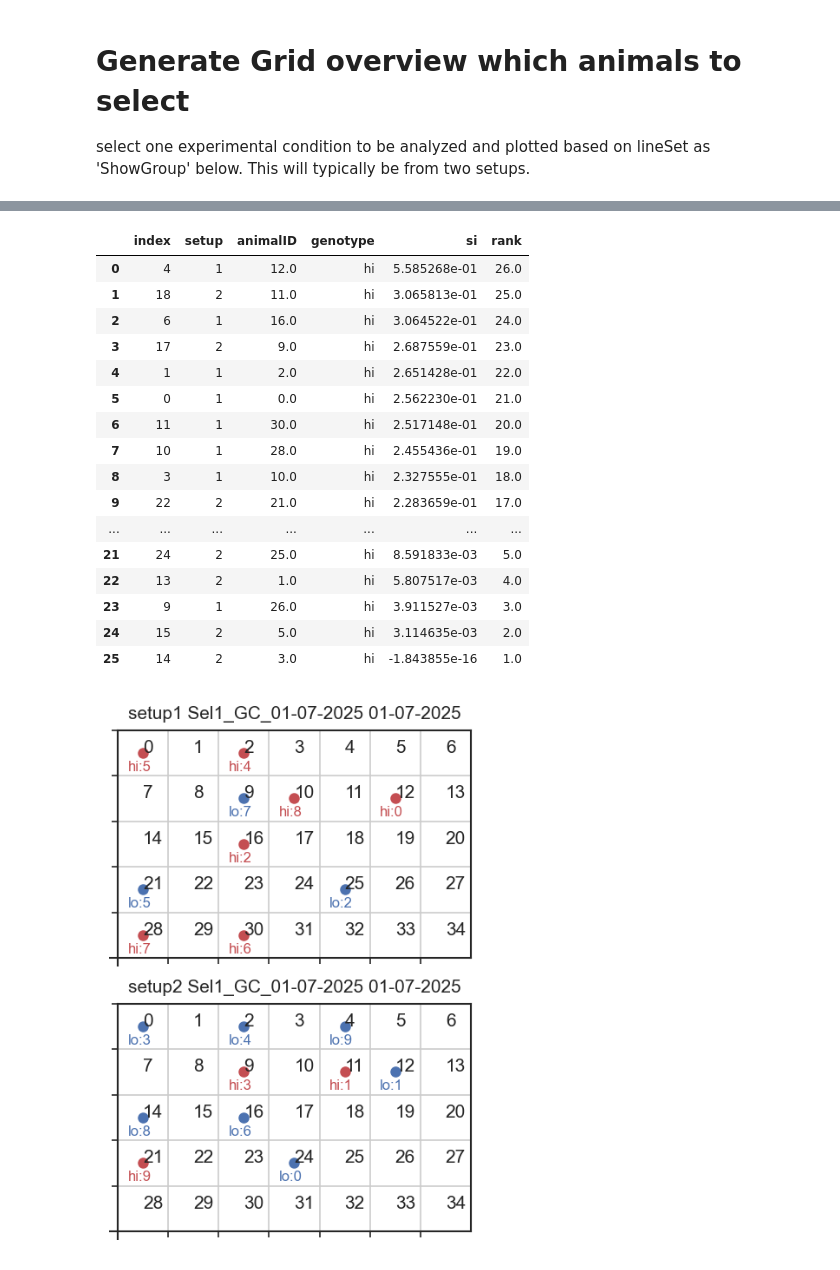
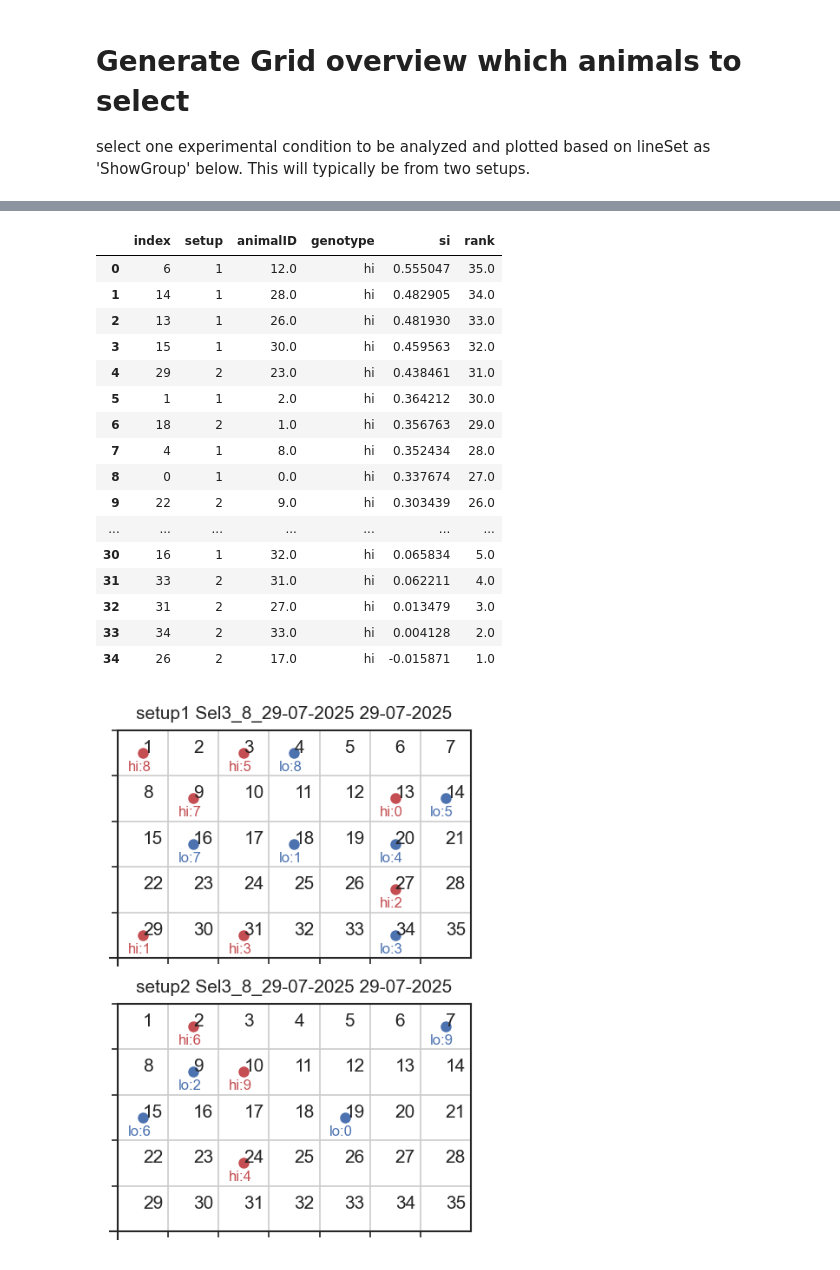
Before and after one commit to cryez/jlsocialbehavior, a Jupyter notebook: exampleAnalysis/ShoalingSelectionAnalysis_2025_slim_clean.ipynb, the cells around one changed output, grey strips where cells are left out. Saved outputs shown, nothing was run; the diff lists cells and outputs as text; code cells hidden in the pictures.

```diff
--- a/exampleAnalysis/ShoalingSelectionAnalysis_2025_slim_clean.ipynb
+++ b/exampleAnalysis/ShoalingSelectionAnalysis_2025_slim_clean.ipynb
@@ -9,7 +9,7 @@ import os
 #define folders
 
 # base = 'Y://Johannes//b//2019//' This is the original base folder where the meta data was stored
-metaFolder = '//nasdcsr.unil.ch/RECHERCHE/FAC/FBM/CIG/jlarsch/default/D2c/Carlos/shoaling_assay_data/'  # Updated base folder. Metadata should live here.
+metaFolder = '//nasdcsr.unil.ch/RECHERCHE/FAC/FBM/CIG/jlarsch/default/D2c/Carlos/shoaling_data/'  # Updated base folder. Metadata should live here.
 codeDir = 'C:/Users/crodri19/OneDrive - Université de Lausanne/LarschPostDoc/analyses/selection_shoaling/jlsocialbehavior/' #adapt this to your code folder
 metaFile='MetaData_CR.xlsx'
 ProcessingDir = '//nasdcsr.unil.ch/RECHERCHE/FAC/FBM/CIG/jlarsch/default/D2c/03 Common Use//temp//ShoalSelec_temp_processing//'
@@ -473,5 +496,5 @@ dfEpiAn.lineSet.unique()
 # %%
-ShowGroup='Sel1_GC_01-07-2025' # this is the group we want to select fish from
+ShowGroup='Sel3_8_29-07-2025' # this is the group we want to select fish from
 nSel=10 #how many fish to select, typically 10
 # %%
 ix=(dfEpiAn.episode=='02k20f')&(dfEpiAn.lineSet==ShowGroup)
@@ -537,22 +560,22 @@ dataHi=dataHi.sort_values(by='rank',ascending =False).reset_index()
 dataHi
 # %% [output]
 |  | index | setup | animalID | genotype | si | rank |
-| 0 | 4 | 1 | 12.0 | hi | 5.585268e-01 | 26.0 |
-| 1 | 18 | 2 | 11.0 | hi | 3.065813e-01 | 25.0 |
-| 2 | 6 | 1 | 16.0 | hi | 3.064522e-01 | 24.0 |
-| 3 | 17 | 2 | 9.0 | hi | 2.687559e-01 | 23.0 |
-| 4 | 1 | 1 | 2.0 | hi | 2.651428e-01 | 22.0 |
-| 5 | 0 | 1 | 0.0 | hi | 2.562230e-01 | 21.0 |
-| 6 | 11 | 1 | 30.0 | hi | 2.517148e-01 | 20.0 |
-| 7 | 10 | 1 | 28.0 | hi | 2.455436e-01 | 19.0 |
-| 8 | 3 | 1 | 10.0 | hi | 2.327555e-01 | 18.0 |
-| 9 | 22 | 2 | 21.0 | hi | 2.283659e-01 | 17.0 |
+| 0 | 6 | 1 | 12.0 | hi | 0.555047 | 35.0 |
+| 1 | 14 | 1 | 28.0 | hi | 0.482905 | 34.0 |
+| 2 | 13 | 1 | 26.0 | hi | 0.481930 | 33.0 |
+| 3 | 15 | 1 | 30.0 | hi | 0.459563 | 32.0 |
+| 4 | 29 | 2 | 23.0 | hi | 0.438461 | 31.0 |
+| 5 | 1 | 1 | 2.0 | hi | 0.364212 | 30.0 |
+| 6 | 18 | 2 | 1.0 | hi | 0.356763 | 29.0 |
+| 7 | 4 | 1 | 8.0 | hi | 0.352434 | 28.0 |
+| 8 | 0 | 1 | 0.0 | hi | 0.337674 | 27.0 |
+| 9 | 22 | 2 | 9.0 | hi | 0.303439 | 26.0 |
 | ... | ... | ... | ... | ... | ... | ... |
-| 21 | 24 | 2 | 25.0 | hi | 8.591833e-03 | 5.0 |
-| 22 | 13 | 2 | 1.0 | hi | 5.807517e-03 | 4.0 |
-| 23 | 9 | 1 | 26.0 | hi | 3.911527e-03 | 3.0 |
-| 24 | 15 | 2 | 5.0 | hi | 3.114635e-03 | 2.0 |
-| 25 | 14 | 2 | 3.0 | hi | -1.843855e-16 | 1.0 |
+| 30 | 16 | 1 | 32.0 | hi | 0.065834 | 5.0 |
+| 31 | 33 | 2 | 31.0 | hi | 0.062211 | 4.0 |
+| 32 | 31 | 2 | 27.0 | hi | 0.013479 | 3.0 |
+| 33 | 34 | 2 | 33.0 | hi | 0.004128 | 2.0 |
+| 34 | 26 | 2 | 17.0 | hi | -0.015871 | 1.0 |
 # %%
 fig, axes = plt.subplots(2,1,figsize=(3.5, 5))
 
@@ -564,40 +587,40 @@ minor_ticks = np.arange(0, 7, 1)
 
 for n,ax in enumerate(axes):
     for i in range(35):
-        ax.text(i%7+.5,4-np.floor_divide(i,7)+.5,str(i))
+        ax.text(i%7+.5,4-np.floor_divide(i,7)+.5,str(i+1))
 
 
     ax.set_xticks(major_ticks)
     ax.set_xticks(minor_ticks, minor=True)
     ax.set_yticks(major_ticks)
     ax.set_yticks(minor_ticks, minor=True)
 
     ax.set_xlim([0,7])
     ax.set_ylim([0,5])
     ax.grid(which='both')
     ax.tick_params(labelbottom=False)
     ax.tick_params(labelleft=False)
 
 for n,row in dataHi[:nSel].iterrows():
     a=int(row.setup==2)
     i=row.animalID
     axes[a].plot(i%7+.5,4-np.floor_divide(i,7)+.5,'r.')
     axes[a].text(i%7+.2,4-np.floor_divide(i,7)+.1,'hi:'+str(n),color='r',fontsize=8)
 
 for n,row in dataLo[:nSel].iterrows():
     a=int(row.setup==2)
     i=row.animalID
     axes[a].plot(i%7+.5,4-np.floor_divide(i,7)+.5,'b.')
     axes[a].text(i%7+.2,4-np.floor_divide(i,7)+.1,'lo:'+str(n),color='b',fontsize=8)
 
 
 axes[0].set_title('setup1 '+ShowGroup + ' ' +dfEpiAn[ixhi].date.unique()[0]);
 axes[1].set_title('setup2 '+ShowGroup + ' ' +dfEpiAn[ixhi].date.unique()[0]);
 
 # Save the plot using the path variable
 plt.savefig(os.path.join(outputDir, "selectfish_grid.pdf"), bbox_inches="tight")
 # %% [output]
-[figure, old version]
+[figure, new version]
 # %%
 ix=(dfEpiAn.episode=='02k20f')
 g=sns.FacetGrid(dfEpiAn[ix].groupby(['setup','animalID','genotype','lineSet']).mean(numeric_only=True).reset_index(),col='genotype')
```
Also changed, not shown: parts of 20 cells of this notebook.
